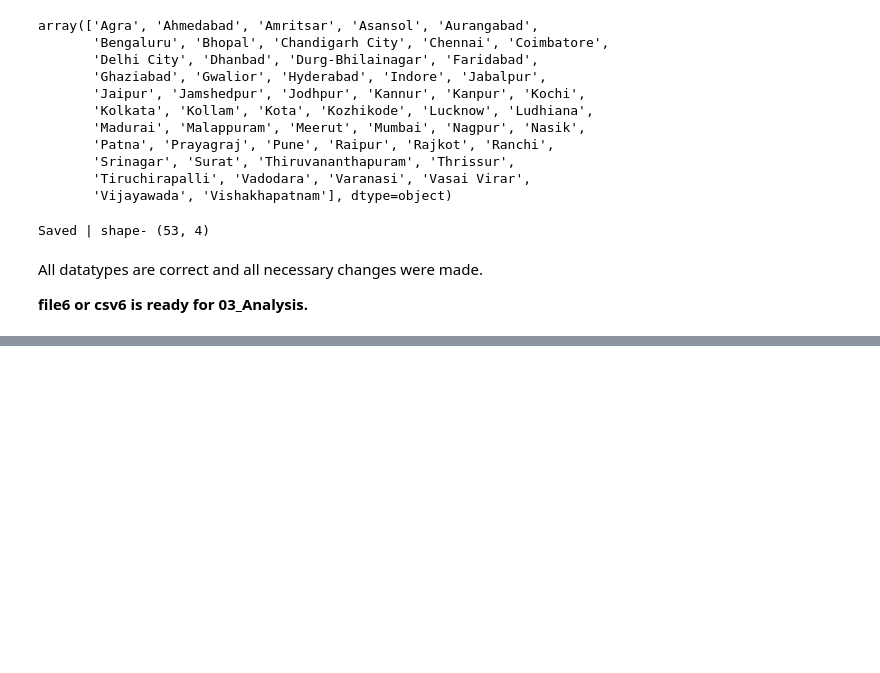
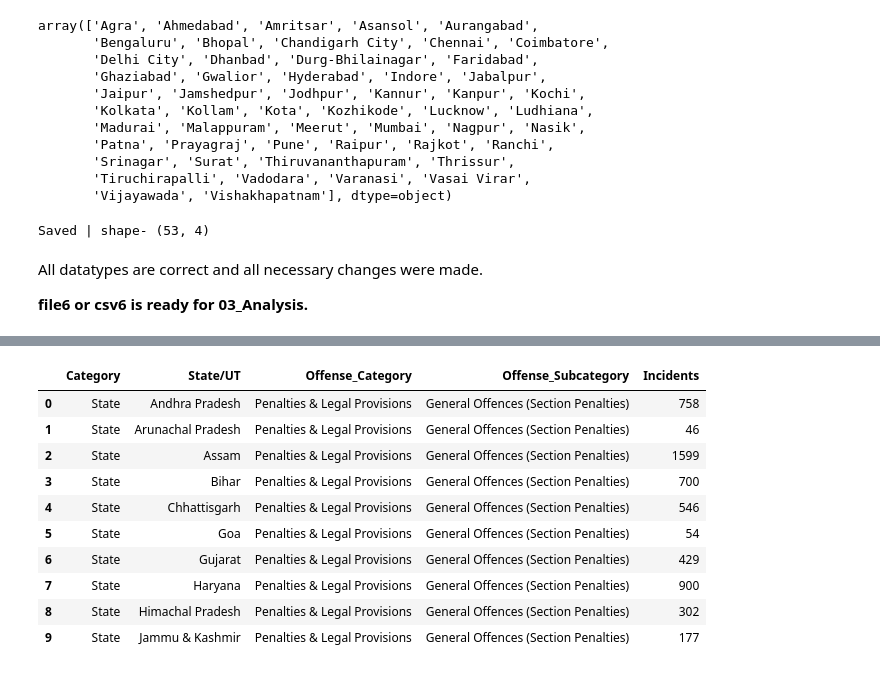
Before and after one commit to bhavya25-ds/The-Committee-Will-Look-Into-It, a Jupyter notebook: 02_Gender_Injustice/02_Cleaning.ipynb, the cells around one changed output, grey strips where cells are left out. Cells and saved outputs as stored; diff of their text form; code cells hidden in the pictures; blank space fills up the shorter version.

```diff
--- a/02_Gender_Injustice/02_Cleaning.ipynb
+++ b/02_Gender_Injustice/02_Cleaning.ipynb
@@ -475,0 +515,16 @@ All datatypes are correct and all necessary changes were made.
+# %%
+# converting it from wide to long format and optimize the categories.
+csv7= u.optimize_crime_df(csv7)
+csv7.head(10)
+# %% [output]
+|  | Category | State/UT | Offense_Category | Offense_Subcategory | Incidents |
+| 0 | State | Andhra Pradesh | Penalties & Legal Provisions | General Offences (Section Penalties) | 758 |
+| 1 | State | Arunachal Pradesh | Penalties & Legal Provisions | General Offences (Section Penalties) | 46 |
+| 2 | State | Assam | Penalties & Legal Provisions | General Offences (Section Penalties) | 1599 |
+| 3 | State | Bihar | Penalties & Legal Provisions | General Offences (Section Penalties) | 700 |
+| 4 | State | Chhattisgarh | Penalties & Legal Provisions | General Offences (Section Penalties) | 546 |
+| 5 | State | Goa | Penalties & Legal Provisions | General Offences (Section Penalties) | 54 |
+| 6 | State | Gujarat | Penalties & Legal Provisions | General Offences (Section Penalties) | 429 |
+| 7 | State | Haryana | Penalties & Legal Provisions | General Offences (Section Penalties) | 900 |
+| 8 | State | Himachal Pradesh | Penalties & Legal Provisions | General Offences (Section Penalties) | 302 |
+| 9 | State | Jammu & Kashmir | Penalties & Legal Provisions | General Offences (Section Penalties) | 177 |
```
Also changed, not shown: parts of 8 cells of this notebook, 2 other files.
